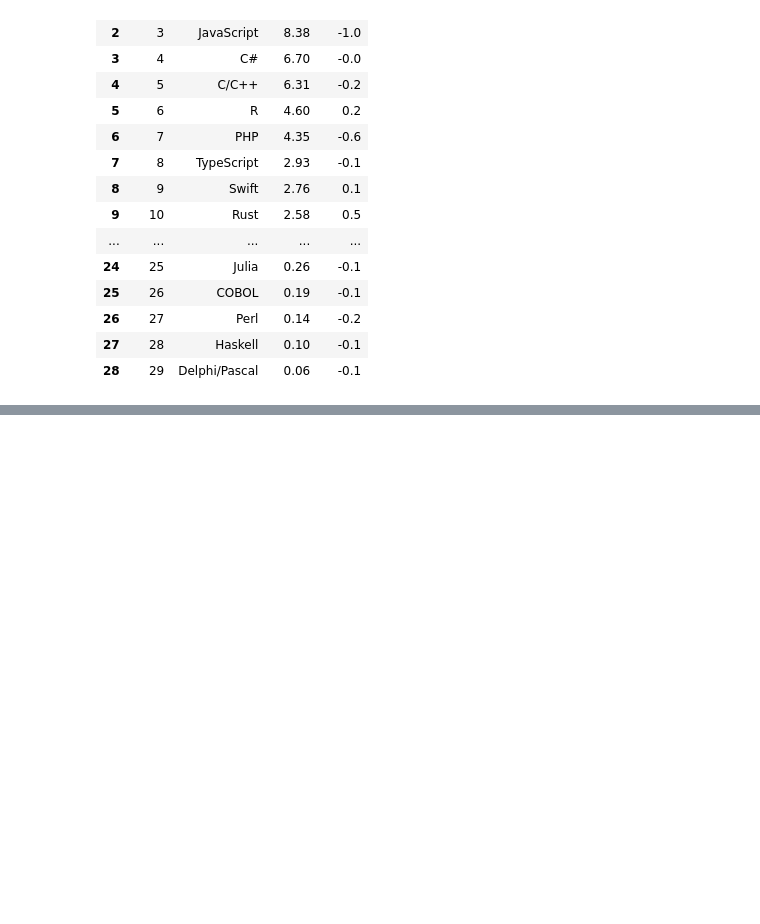
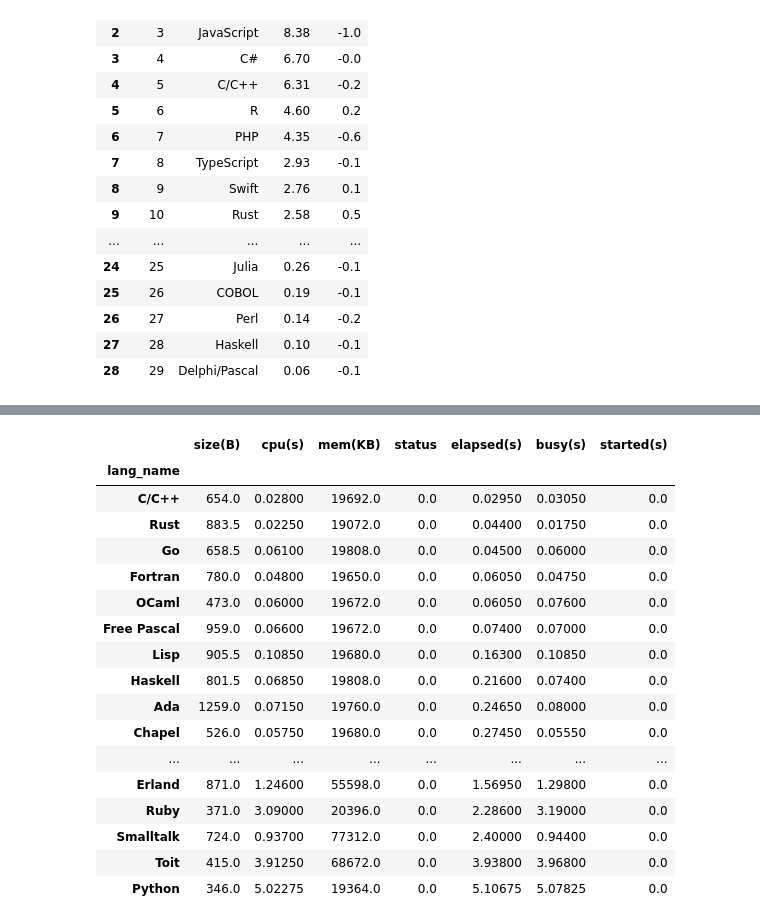
Before and after one commit to HexQuant/lang_rank, a Jupyter notebook: lang_rank.ipynb, the cells around one changed output, grey strips where cells are left out. Cells and saved outputs as stored; diff of their text form; code cells hidden in the pictures; blank space fills up the shorter version.

```diff
--- a/lang_rank.ipynb
+++ b/lang_rank.ipynb
@@ -258,0 +345,23 @@ fig.savefig(Path("output.png"), dpi=300)
+# %%
+a = a.groupby('lang_name').median().sort_values(
+    by="elapsed(s)", ascending=True)
+a
+# %% [output]
+|  | size(B) | cpu(s) | mem(KB) | status | elapsed(s) | busy(s) | started(s) |
+| lang_name |  |  |  |  |  |  |  |
+| C/C++ | 654.0 | 0.02800 | 19692.0 | 0.0 | 0.02950 | 0.03050 | 0.0 |
+| Rust | 883.5 | 0.02250 | 19072.0 | 0.0 | 0.04400 | 0.01750 | 0.0 |
+| Go | 658.5 | 0.06100 | 19808.0 | 0.0 | 0.04500 | 0.06000 | 0.0 |
+| Fortran | 780.0 | 0.04800 | 19650.0 | 0.0 | 0.06050 | 0.04750 | 0.0 |
+| OCaml | 473.0 | 0.06000 | 19672.0 | 0.0 | 0.06050 | 0.07600 | 0.0 |
+| Free Pascal | 959.0 | 0.06600 | 19672.0 | 0.0 | 0.07400 | 0.07000 | 0.0 |
+| Lisp | 905.5 | 0.10850 | 19680.0 | 0.0 | 0.16300 | 0.10850 | 0.0 |
+| Haskell | 801.5 | 0.06850 | 19808.0 | 0.0 | 0.21600 | 0.07400 | 0.0 |
+| Ada | 1259.0 | 0.07150 | 19760.0 | 0.0 | 0.24650 | 0.08000 | 0.0 |
+| Chapel | 526.0 | 0.05750 | 19680.0 | 0.0 | 0.27450 | 0.05550 | 0.0 |
+| ... | ... | ... | ... | ... | ... | ... | ... |
+| Erland | 871.0 | 1.24600 | 55598.0 | 0.0 | 1.56950 | 1.29800 | 0.0 |
+| Ruby | 371.0 | 3.09000 | 20396.0 | 0.0 | 2.28600 | 3.19000 | 0.0 |
+| Smalltalk | 724.0 | 0.93700 | 77312.0 | 0.0 | 2.40000 | 0.94400 | 0.0 |
+| Toit | 415.0 | 3.91250 | 68672.0 | 0.0 | 3.93800 | 3.96800 | 0.0 |
+| Python | 346.0 | 5.02275 | 19364.0 | 0.0 | 5.10675 | 5.07825 | 0.0 |
```
Also changed, not shown: parts of 9 cells of this notebook, 4 other files.
